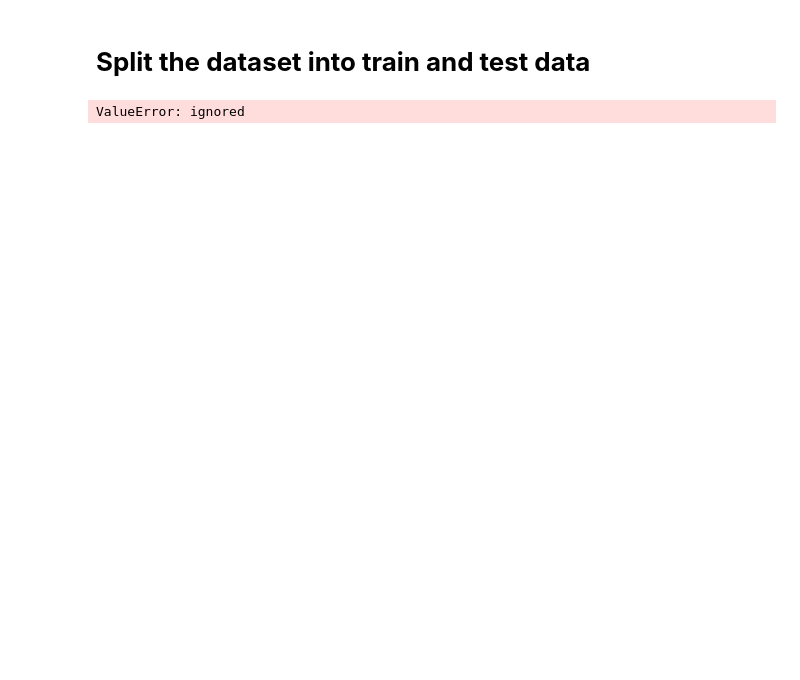
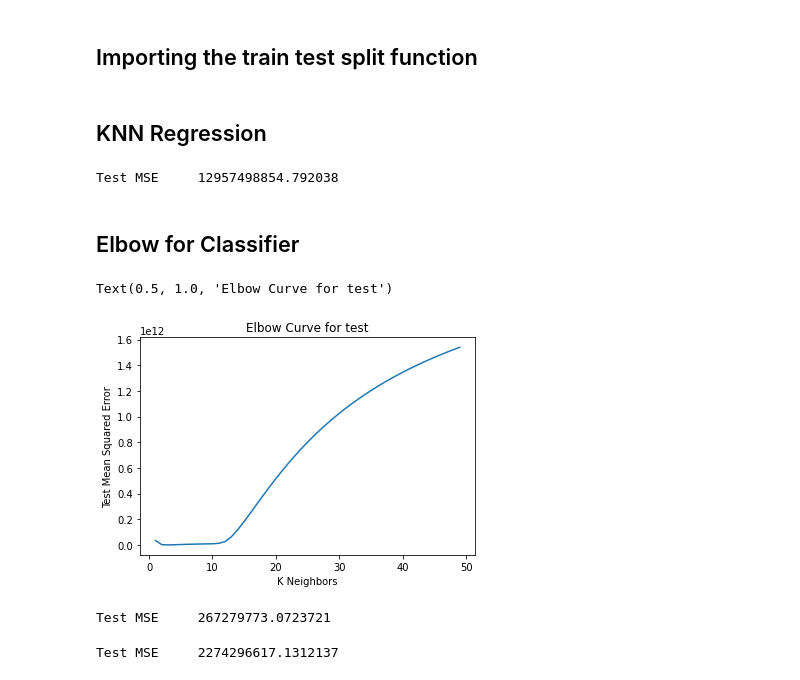
Before and after one commit to Kaushal1011/CSE523-Machine-Learning-Quantcats, a Jupyter notebook: Stock_Performance_Predictio_KNN.ipynb, the cells around one changed output. Drawn from its saved outputs; the diff is of its cells as text; code cells hidden in the pictures; blank space fills up the shorter version.

```diff
--- a/Stock_Performance_Predictio_KNN.ipynb
+++ b/Stock_Performance_Predictio_KNN.ipynb
@@ -48,4 +71,4 @@ array(['41.48', '43.95', '48.71', ..., 'ZYXI', 'ZYXI', 'ZYXI'],
 # %% [markdown]
-# **Split the dataset into train and test data**
+## Importing the train test split function
 # %%
 from sklearn.model_selection import train_test_split
@@ -52,4 +76,2 @@ from sklearn.model_selection import train_test_split
-# %%
-X_train, X_test, Y_train, Y_test = train_test_split(X, Y, test_size=0.2)
-# %% [output]
-ValueError: ignored
+# %% [markdown]
+## KNN Regression
@@ -55,0 +82,71 @@ ValueError: ignored
+# %%
+# Creating instance of KNN
+reg = KNN(n_neighbors = 11)
+
+# Fitting the model
+reg.fit(train_x, train_y)
+
+# Predicting over the Train Set and calculating MSE
+test_predict = reg.predict(test_x)
+k = mse(test_predict, test_y)
+print('Test MSE    ', k )
+# %% [output]
+Test MSE     12957498854.792038
+# %% [markdown]
+## Elbow for Classifier
+# %%
+def Elbow(K):
+  #initiating empty list
+    test_mse = []
+
+  #training model for evey value of K
+    for i in K:
+        #Instance of KNN
+        reg = KNN(n_neighbors = i)
+        reg.fit(train_x, train_y)
+        #Appending mse value to empty list claculated using the predictions
+        tmp = reg.predict(test_x)
+        tmp = mse(tmp,test_y)
+        test_mse.append(tmp)
+
+    return test_mse
+# %%
+# Defining range of K
+k = range(1,50)
+# %%
+test = Elbow(k)
+# %%
+# plotting the Curves
+plt.plot(k, test)
+plt.xlabel('K Neighbors')
+plt.ylabel('Test Mean Squared Error')
+plt.title('Elbow Curve for test')
+# %% [output]
+Text(0.5, 1.0, 'Elbow Curve for test')
+[figure, added]
+# %%
+# Creating instance of KNN
+reg = KNN(n_neighbors = 3)
+
+# Fitting the model
+reg.fit(train_x, train_y)
+
+# Predicting over the Train Set and calculating F1
+test_predict = reg.predict(test_x)
+k = mse(test_predict, test_y)
+print('Test MSE    ', k )
+# %% [output]
+Test MSE     267279773.0723721
+# %%
+# Creating instance of KNN
+reg = KNN(n_neighbors = 2)
+
+# Fitting the model
+reg.fit(train_x, train_y)
+
+# Predicting over the Train Set and calculating F1
+test_predict = reg.predict(test_x)
+k = mse(test_predict, test_y)
+print('Test MSE    ', k )
+# %% [output]
+Test MSE     2274296617.1312137
```
Also changed, not shown: parts of 20 cells of this notebook.
